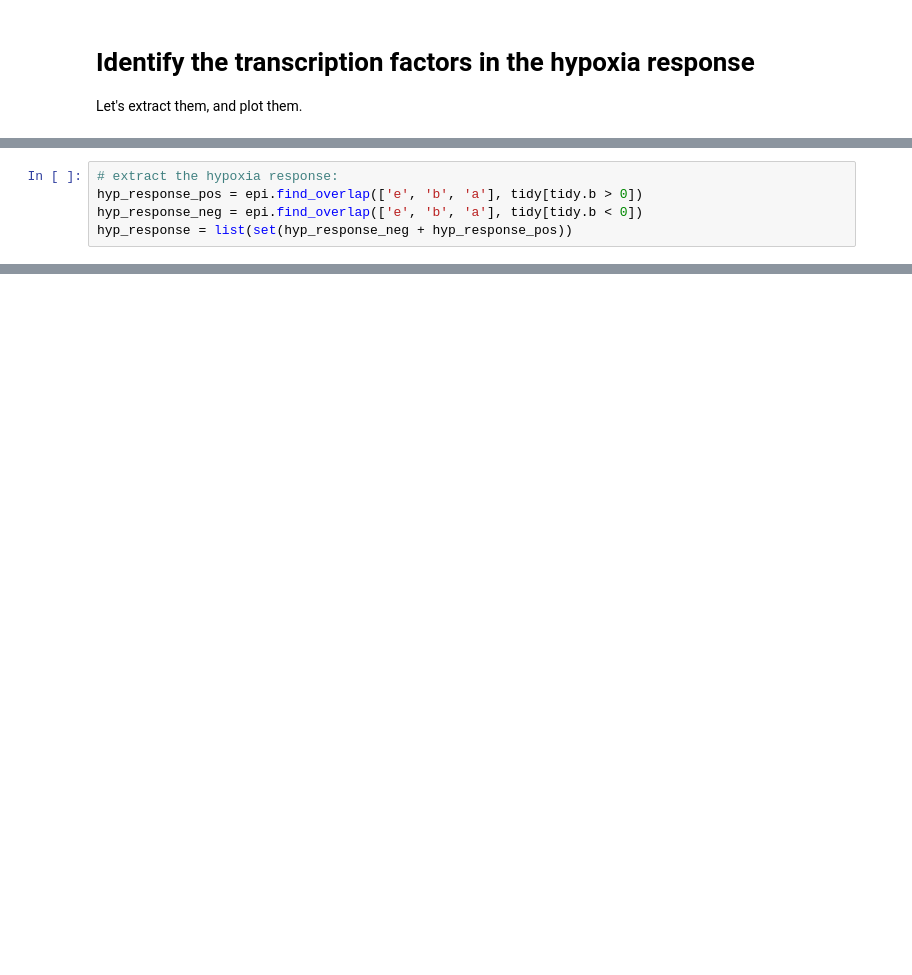
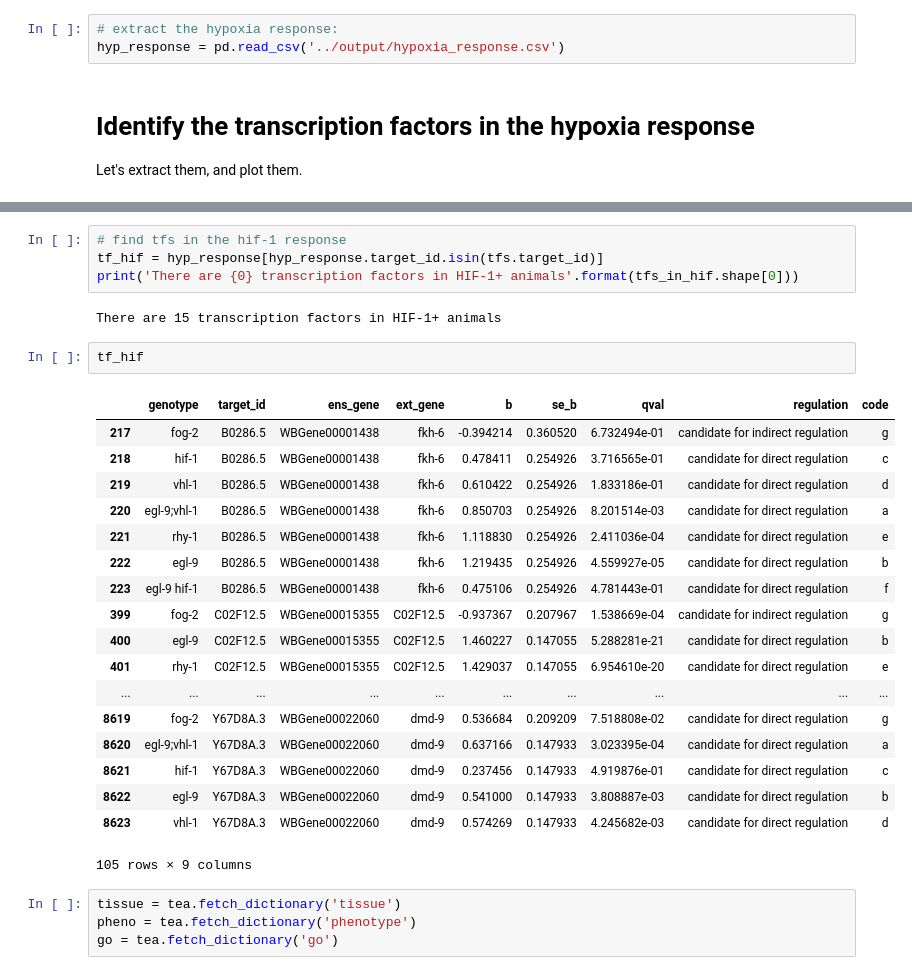
Before and after one commit to WormLabCaltech/mprsq, a Jupyter notebook: src/Transcription Factors in the Hypoxia Response 9.ipynb, the cells around one changed output, grey strips where cells are left out. Drawn from its saved outputs; the diff is of its cells as text; blank space fills up the shorter version.

```diff
--- a/src/Transcription Factors in the Hypoxia Response 9.ipynb
+++ b/src/Transcription Factors in the Hypoxia Response 9.ipynb
@@ -115,3 +52,6 @@ hyp_response = list(set(hyp_response_neg + hyp_response_pos))
+# %%
+# extract the hypoxia response:
+hyp_response = pd.read_csv('../output/hypoxia_response.csv')
 # %% [markdown]
 # Identify the transcription factors in the hypoxia response
 
@@ -148,5 +58,0 @@ genpy.qPCR_plot(plotdf[plotdf.code != 'g'], genvar.plot_order, genvar.plot_color
-# %%
-# extract the hypoxia response:
-hyp_response_pos = epi.find_overlap(['e', 'b', 'a'], tidy[tidy.b > 0])
-hyp_response_neg = epi.find_overlap(['e', 'b', 'a'], tidy[tidy.b < 0])
-hyp_response = list(set(hyp_response_neg + hyp_response_pos))
@@ -172,0 +70,31 @@ genpy.qPCR_plot(plotdf[plotdf.code != 'g'], genvar.plot_order, genvar.plot_color
+# %%
+# find tfs in the hif-1 response
+tf_hif = hyp_response[hyp_response.target_id.isin(tfs.target_id)]
+print('There are {0} transcription factors in HIF-1+ animals'.format(tfs_in_hif.shape[0]))
+# %% [output]
+There are 15 transcription factors in HIF-1+ animals
+# %%
+tf_hif
+# %% [output]
+|  | genotype | target_id | ens_gene | ext_gene | b | se_b | qval | regulation | code |
+| 217 | fog-2 | B0286.5 | WBGene00001438 | fkh-6 | -0.394214 | 0.360520 | 6.732494e-01 | candidate for indirect regulation | g |
+| 218 | hif-1 | B0286.5 | WBGene00001438 | fkh-6 | 0.478411 | 0.254926 | 3.716565e-01 | candidate for direct regulation | c |
+| 219 | vhl-1 | B0286.5 | WBGene00001438 | fkh-6 | 0.610422 | 0.254926 | 1.833186e-01 | candidate for direct regulation | d |
+| 220 | egl-9;vhl-1 | B0286.5 | WBGene00001438 | fkh-6 | 0.850703 | 0.254926 | 8.201514e-03 | candidate for direct regulation | a |
+| 221 | rhy-1 | B0286.5 | WBGene00001438 | fkh-6 | 1.118830 | 0.254926 | 2.411036e-04 | candidate for direct regulation | e |
+| 222 | egl-9 | B0286.5 | WBGene00001438 | fkh-6 | 1.219435 | 0.254926 | 4.559927e-05 | candidate for direct regulation | b |
+| 223 | egl-9 hif-1 | B0286.5 | WBGene00001438 | fkh-6 | 0.475106 | 0.254926 | 4.781443e-01 | candidate for direct regulation | f |
+| 399 | fog-2 | C02F12.5 | WBGene00015355 | C02F12.5 | -0.937367 | 0.207967 | 1.538669e-04 | candidate for indirect regulation | g |
+| 400 | egl-9 | C02F12.5 | WBGene00015355 | C02F12.5 | 1.460227 | 0.147055 | 5.288281e-21 | candidate for direct regulation | b |
+| 401 | rhy-1 | C02F12.5 | WBGene00015355 | C02F12.5 | 1.429037 | 0.147055 | 6.954610e-20 | candidate for direct regulation | e |
+| ... | ... | ... | ... | ... | ... | ... | ... | ... | ... |
+| 8619 | fog-2 | Y67D8A.3 | WBGene00022060 | dmd-9 | 0.536684 | 0.209209 | 7.518808e-02 | candidate for direct regulation | g |
+| 8620 | egl-9;vhl-1 | Y67D8A.3 | WBGene00022060 | dmd-9 | 0.637166 | 0.147933 | 3.023395e-04 | candidate for direct regulation | a |
+| 8621 | hif-1 | Y67D8A.3 | WBGene00022060 | dmd-9 | 0.237456 | 0.147933 | 4.919876e-01 | candidate for direct regulation | c |
+| 8622 | egl-9 | Y67D8A.3 | WBGene00022060 | dmd-9 | 0.541000 | 0.147933 | 3.808887e-03 | candidate for direct regulation | b |
+| 8623 | vhl-1 | Y67D8A.3 | WBGene00022060 | dmd-9 | 0.574269 | 0.147933 | 4.245682e-03 | candidate for direct regulation | d |
+105 rows × 9 columns
+# %%
+tissue = tea.fetch_dictionary('tissue')
+pheno = tea.fetch_dictionary('phenotype')
+go = tea.fetch_dictionary('go')
```
Also changed, not shown: parts of 14 cells of this notebook, 51 other files.
